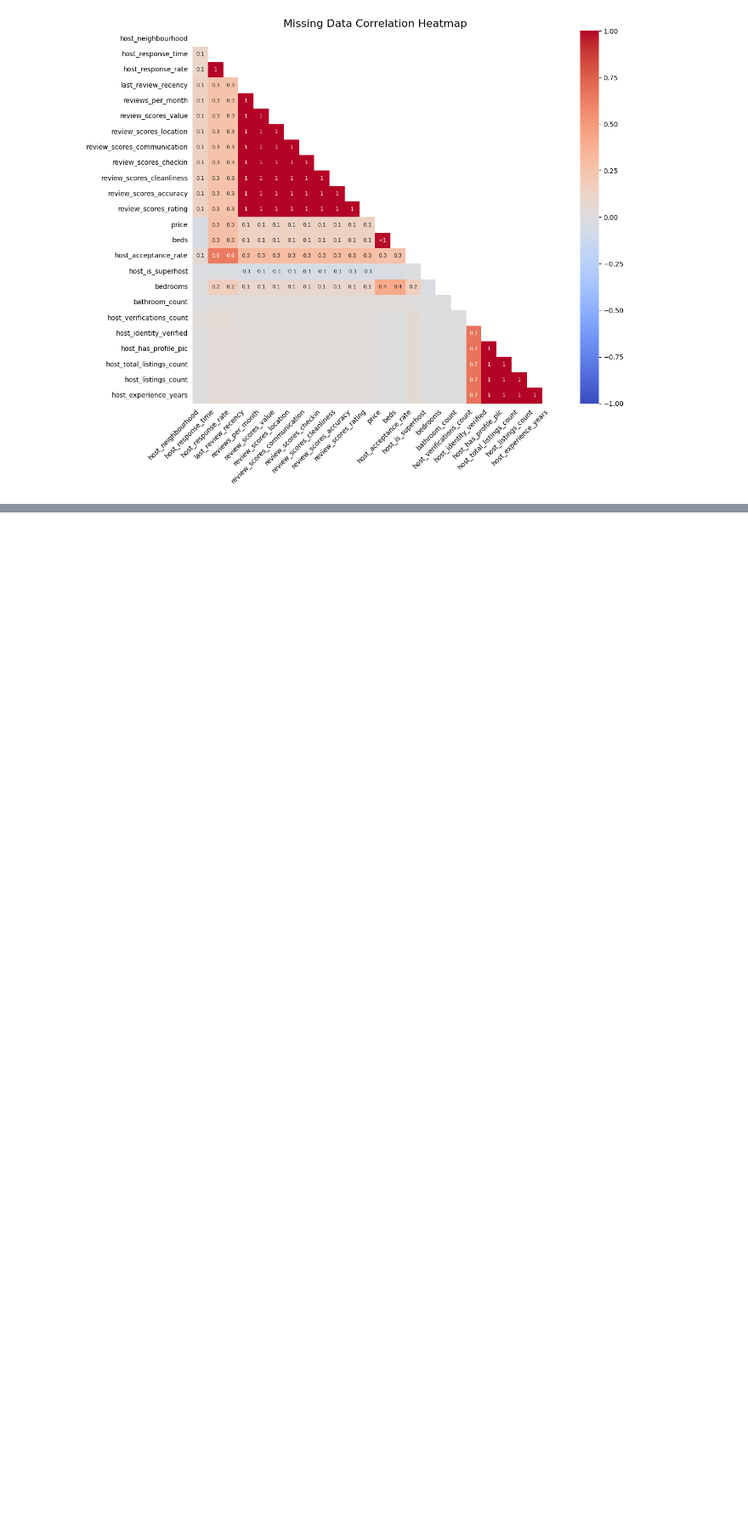
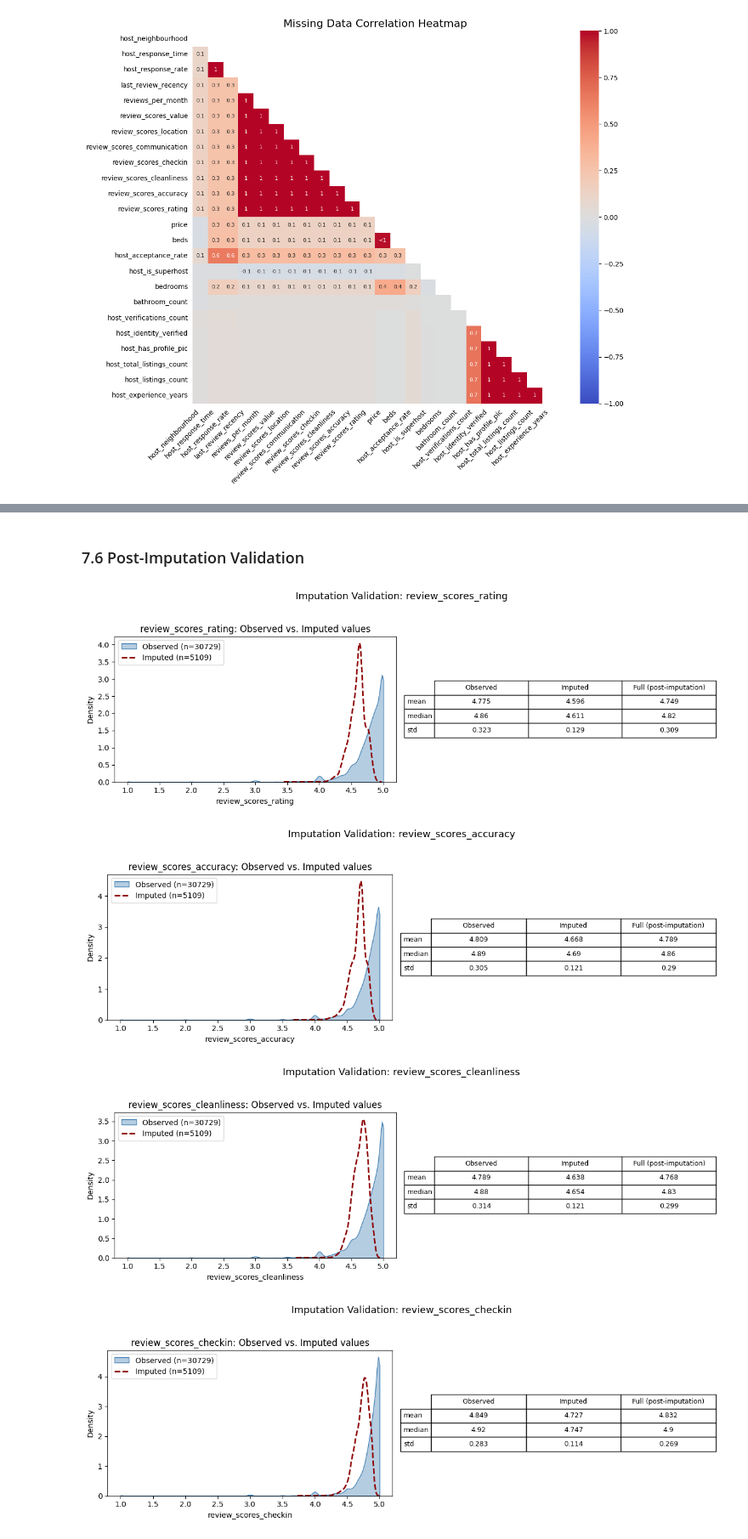
Before and after one commit to pln6/airbnb-market-segmentation-analysis, a Jupyter notebook: notebooks/01_data_cleaning.ipynb, the cells around one changed output, grey strips where cells are left out. Shown at 85% size. Drawn from its saved outputs; the diff is of its cells as text; code cells hidden in the pictures; blank space fills up the shorter version.

Commit message:
feat: missing values imputation and validation analysis

```diff
--- a/notebooks/01_data_cleaning.ipynb
+++ b/notebooks/01_data_cleaning.ipynb
@@ -2051,0 +2064,14 @@ Based on this evidence, missing values will be handled according to their diagno
+# %%
+# define categorical columns with missing values
+cat_missing_cols = ['host_response_time', 'host_neighbourhood']
+
+for col in cat_missing_cols:
+    if col in listings_clean.columns:
+        if isinstance(listings_clean[col].dtype, pd.CategoricalDtype):
+            listings_clean[col] = (
+                listings_clean[col]
+                .cat.add_categories(["Unknown"])
+                .fillna("Unknown")
+            )
+        else:
+            listings_clean[col] = listings_clean[col].fillna("Unknown")
@@ -2051,0 +2189,2 @@ Based on this evidence, missing values will be handled according to their diagno
+# %% [markdown]
+### 7.6 Post-Imputation Validation
@@ -2051,0 +2249,34 @@ Based on this evidence, missing values will be handled according to their diagno
+# %%
+# MNAR Bounded Variables
+mnar_config = {
+    'review_scores_rating': (False, (1, 5)),
+    'review_scores_accuracy': (False, (1, 5)),
+    'review_scores_cleanliness': (False, (1, 5)),
+    'review_scores_checkin': (False, (1, 5)),
+    'review_scores_communication': (False, (1, 5)),
+    'review_scores_location': (False, (1, 5)),
+    'review_scores_value': (False, (1, 5)),
+    'reviews_per_month': (False, (0, None)),
+    'last_review_recency': (False, (0, None)),
+}
+
+mnar_rows = []
+for col, (discrete, bounds) in mnar_config.items():
+    stats = validate_imputation(listings_trimmed, listings_clean, col,
+                                 title=col, discrete=discrete, bounds=bounds)
+    mnar_rows.append({
+        'variable': col,
+        'mean_observed': stats.loc['mean', 'Observed'],
+        'mean_imputed': stats.loc['mean', 'Imputed'],
+        'std_observed': stats.loc['std', 'Observed'],
+        'std_imputed': stats.loc['std', 'Imputed'],
+        'std_shrinkage_%': round((1 - stats.loc['std', 'Imputed'] / stats.loc['std', 'Observed']) * 100, 1)
+    })
+
+mnar_summary = pd.DataFrame(mnar_rows)
+display(mnar_summary)
+# %% [output]
+[figure, added]
+[figure, added]
+[figure, added]
+[figure, added]
```
Also changed, not shown: parts of 12 cells of this notebook.
